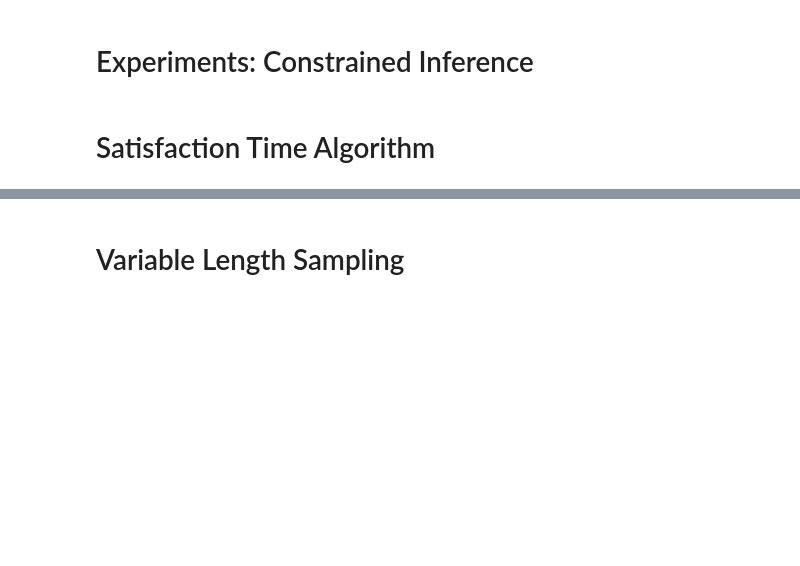
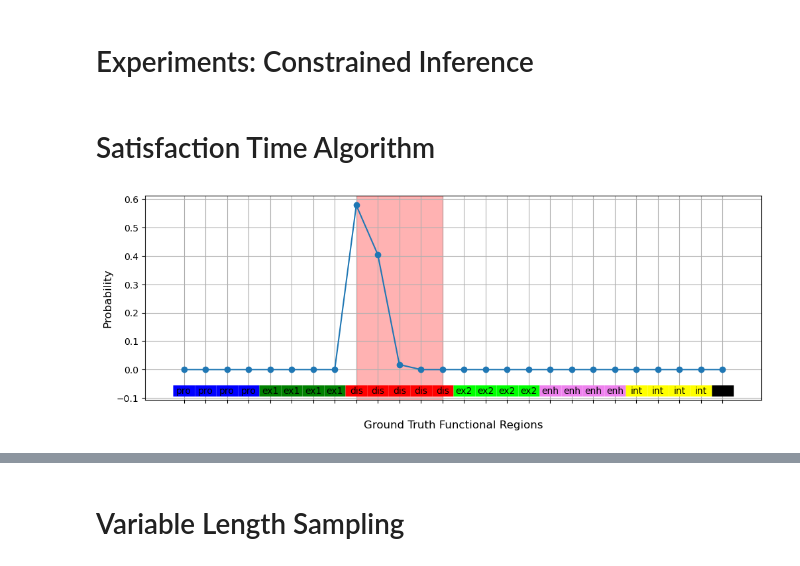
Before and after one commit to sandialabs/conin, a Jupyter notebook: conin/mediation_variables/ICML26_code/dna_FFBS.ipynb, the cells around one changed output, grey strips where cells are left out. Drawn from its saved outputs; the diff is of its cells as text; code cells hidden in the pictures; blank space fills up the shorter version.

Commit message:
cleaned up sattime visuals. created density plot for satprob

```diff
--- a/conin/mediation_variables/ICML26_code/dna_FFBS.ipynb
+++ b/conin/mediation_variables/ICML26_code/dna_FFBS.ipynb
@@ -884,7 +886,6 @@ def satTime_torch_list(hmm, cst_list, length_param, min_time = 0, pro_before = 3
     else:
         raise ValueError('length_param must be either an int, list of observations, or tuple containg length and dictionary of observed times')
 
-    return emit_weights
     #Generate hmm,cst params:
     hmm_params, cst_params_list, state_ix = convertTensor_list(hmm,cst_list, dtype = dtype, \
                                                                device = device, return_ix = True, hmm_params = hmm_params)
@@ -929,7 +930,7 @@ def satTime_torch_list(hmm, cst_list, length_param, min_time = 0, pro_before = 3
     bck_norm[-2] = 1
 
     #the total normalization at alpha[t] is product of all up-to-present normalizations
-    running_norm = 1
+    log_running_norm = 0
     #Compute forward messages:
     for t in range(1,T):
         #Common terms, summing over js indices.
@@ -942,11 +943,11 @@ def satTime_torch_list(hmm, cst_list, length_param, min_time = 0, pro_before = 3
         if norm.item() <= 0.:
             raise ValueError(f'sums to 0! at time {t} on forward pass')
 
-        running_norm *= norm
-        fwd_norm[t] = running_norm
-        if running_norm <= 1e-3:
-            fwd_norm[:t+1] = fwd_norm[:t+1] / running_norm #renormalize for stability
-            running_norm = 1
+        log_running_norm += torch.log(norm)
+        fwd_norm[t] = log_running_norm
+        if torch.abs(log_running_norm) > 300:
+            fwd_norm[:t+1] = fwd_norm[:t+1] - log_running_norm #renormalize for stability
+            log_running_norm = 0
 
         if t == pro_before:
             gamma[t] = torch.einsum(V, kr_indices, *sat_false_eval, *fixed_upd[:2], kr_indices).cpu()
@@ -964,7 +965,7 @@ def satTime_torch_list(hmm, cst_list, length_param, min_time = 0, pro_before = 3
 
 
     #Compute backward messages
-    running_norm = 1
+    log_running_norm = 0
     for t in range(T-3,-1,-1):
         if t == pro_before:
             beta[t] = torch.einsum(beta[t+1].to(device), kr_indices[:-1], tmat, [C+1, 0], *fixed_upd, \
@@ -976,11 +977,17 @@ def satTime_torch_list(hmm, cst_list, length_param, min_time = 0, pro_before = 3
         if norm.item() <= 0.:
             raise ValueError(f'sums to 0! at time {t} on backward pass')
         beta[t] = beta[t]/norm
-        running_norm *= norm
-        bck_norm[t] = running_norm
-        if running_norm <= 1e-3:
-            bck_norm[t:] = bck_norm[t:] / running_norm #renormalize for stability
-            running_norm = 1
+        # running_norm *= norm
+        # bck_norm[t] = running_norm
+        # if running_norm <= 1e-7:
+        #     bck_norm[t:] = bck_norm[t:] / running_norm #renormalize for stability
+        #     running_norm = 1
+
+        log_running_norm += torch.log(norm)
+        bck_norm[t] = log_running_norm
+        if torch.abs(log_running_norm) > 300:
+            bck_norm[t:] = bck_norm[t:] - log_running_norm #renormalize for stability
+            log_running_norm = 0
 
     #Compute moments
     for t in range(T):
@@ -989,7 +996,14 @@ def satTime_torch_list(hmm, cst_list, length_param, min_time = 0, pro_before = 3
         # sat_probs[t] = torch.einsum('...i,... ->', alpha_msg, beta_msg)
         sat_probs[t] = torch.einsum(alpha_msg, kr_indices, beta_msg, kr_indices[:-1], [])
 
-    sat_probs = sat_probs * fwd_norm * bck_norm
+    #Center the log normalization constants for stabilization
+    fwd_norm = fwd_norm - fwd_norm.mean()
+    bck_norm = bck_norm - bck_norm.mean()
+
+    # return sat_probs, fwd_norm, bck_norm
+
+    sat_probs = sat_probs/sat_probs.sum() #normalize once for numerical stability
+    sat_probs = sat_probs * torch.exp(fwd_norm + bck_norm)
     sat_probs = sat_probs[min_time:]
     sat_probs = sat_probs/sat_probs.sum()
 
@@ -1272,6 +1137,6 @@ def satTime_torch_list(hmm, cst_list, length_param, min_time = 0, pro_before = 3
 # %%
-# state_list, emit_list = simulation(end_hmm, min_time = 20, stay=4, pro_before=10, ix_list=None, max_attempts=1000)
-# sat_cst_list = [promoter_cst,stay_cst,pde_cst, hitdis_cst] #omit the disvisit constraint
+state_list, emit_list = simulation(end_hmm, min_time = 20, stay=4, pro_before=10, ix_list=None, max_attempts=1000)
+sat_cst_list = [promoter_cst,stay_cst,pde_cst, hitdis_cst] #omit the disvisit constraint
 sat_probs, alpha, beta = satTime_torch_list(end_hmm, sat_cst_list, emit_list, pro_before = 10, dtype = torch.float32,  device = 'cpu', debug = False)
 # probs, fwd, bck =  satTime_torch_list(end_hmm, sat_cst_list, emit_list, pro_before = 10, dtype = torch.float32,  device = 'cpu', debug = False)
 
@@ -1314,30 +1179,32 @@ for state in state_list:
 # plt.suptitle('Estimating the Mutation\'s Location', fontsize=14)  # LaTeX formula in title
 # plt.title('Posterior Distribution of Constraint 3 Satisfaction Time', fontsize = 10)
 plt.xlabel('Ground Truth Functional Regions', fontsize=12, labelpad = 15)  # LaTeX formula in xlabel
 plt.ylabel('Probability', fontsize=12)  # LaTeX formula in ylabel
 
 plt.xticks(indices, [''] * len(indices))  # Replace labels with empty strings
 
 start = None
 end = None
 ix = 0
 for state in state_list:
     if state == "dis":
         if start is None:  # First occurrence
             start = ix
         end = ix  # Update end to the current index
     ix += 1
 
 plt.axvspan(start, end, color='red', alpha=0.3)  # Pale red color
 
 # Show the grid
 plt.grid()
 
 # Adjust plot limits to make room for the segmented line
 # plt.ylim(-.05, .5)  # Add space below the x-axis for the segmented line
 # plt.xlim(-.5, 30.5)  # Add space below the x-axis for the segmented line
 
 # plt.savefig('dna_satTime.png', format='png', dpi=300, bbox_inches='tight')
 
 # Display the plot
 plt.show()
+# %% [output]
+[figure, added]
```
Also changed, not shown: parts of 23 cells of this notebook.
